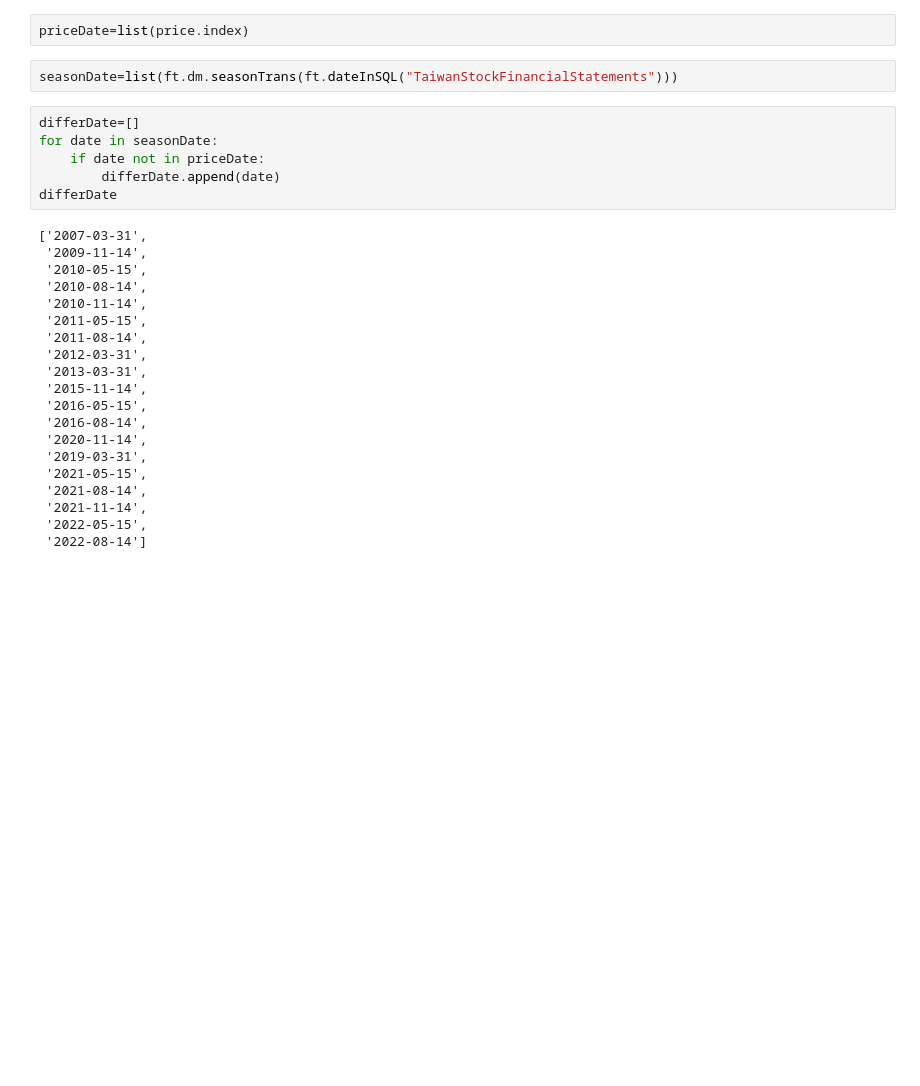
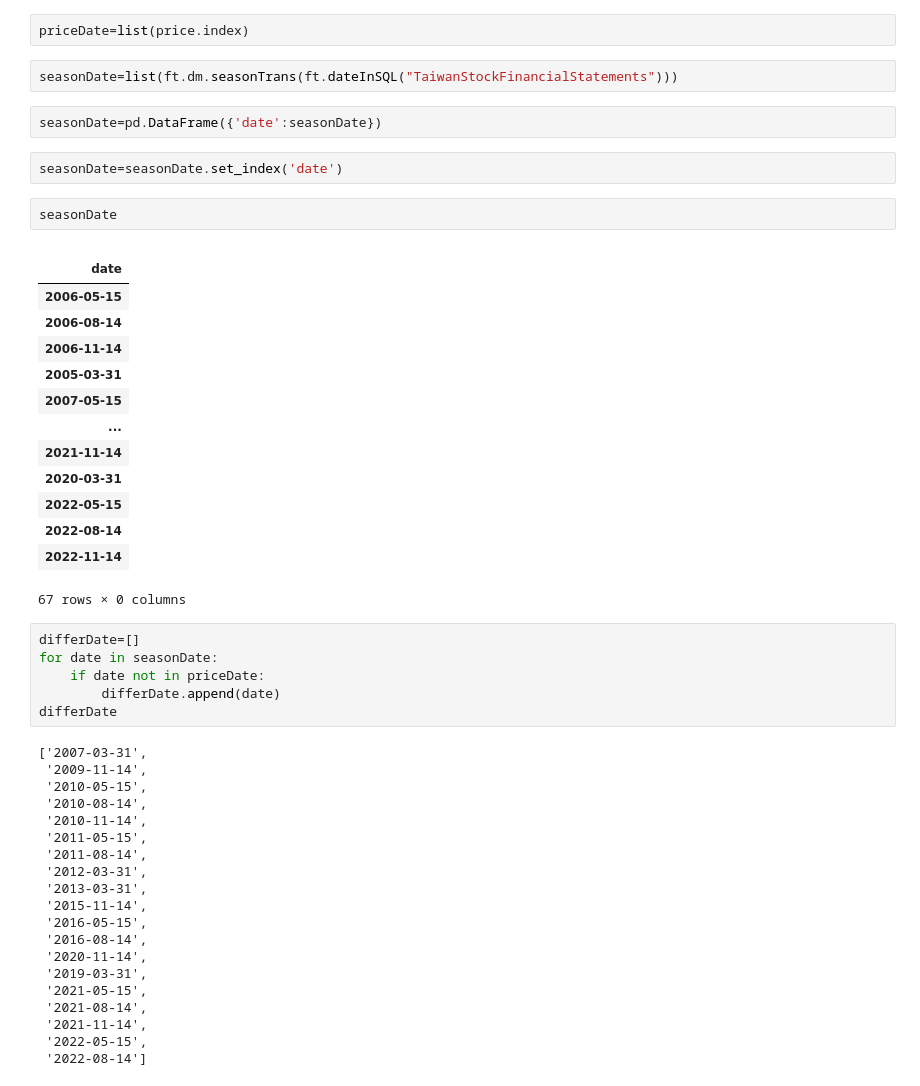
Before and after one commit to pkh-forresthsia/beTrue, a Jupyter notebook: backTest.py.ipynb, the cells around one changed output. Drawn from its saved outputs; the diff is of its cells as text; blank space fills up the shorter version.

```diff
--- a/backTest.py.ipynb
+++ b/backTest.py.ipynb
@@ -11,6 +96,27 @@ price=ft.data('close')
 priceDate=list(price.index)
 # %%
 seasonDate=list(ft.dm.seasonTrans(ft.dateInSQL("TaiwanStockFinancialStatements")))
+# %%
+seasonDate=pd.DataFrame({'date':seasonDate})
+# %%
+seasonDate=seasonDate.set_index('date')
+# %%
+seasonDate
+# %% [output]
+|  |
+| date |
+| 2006-05-15 |
+| 2006-08-14 |
+| 2006-11-14 |
+| 2005-03-31 |
+| 2007-05-15 |
+| ... |
+| 2021-11-14 |
+| 2020-03-31 |
+| 2022-05-15 |
+| 2022-08-14 |
+| 2022-11-14 |
+67 rows × 0 columns
 # %%
 differDate=[]
 for date in seasonDate:
```
Also changed, not shown: parts of 7 cells of this notebook.
